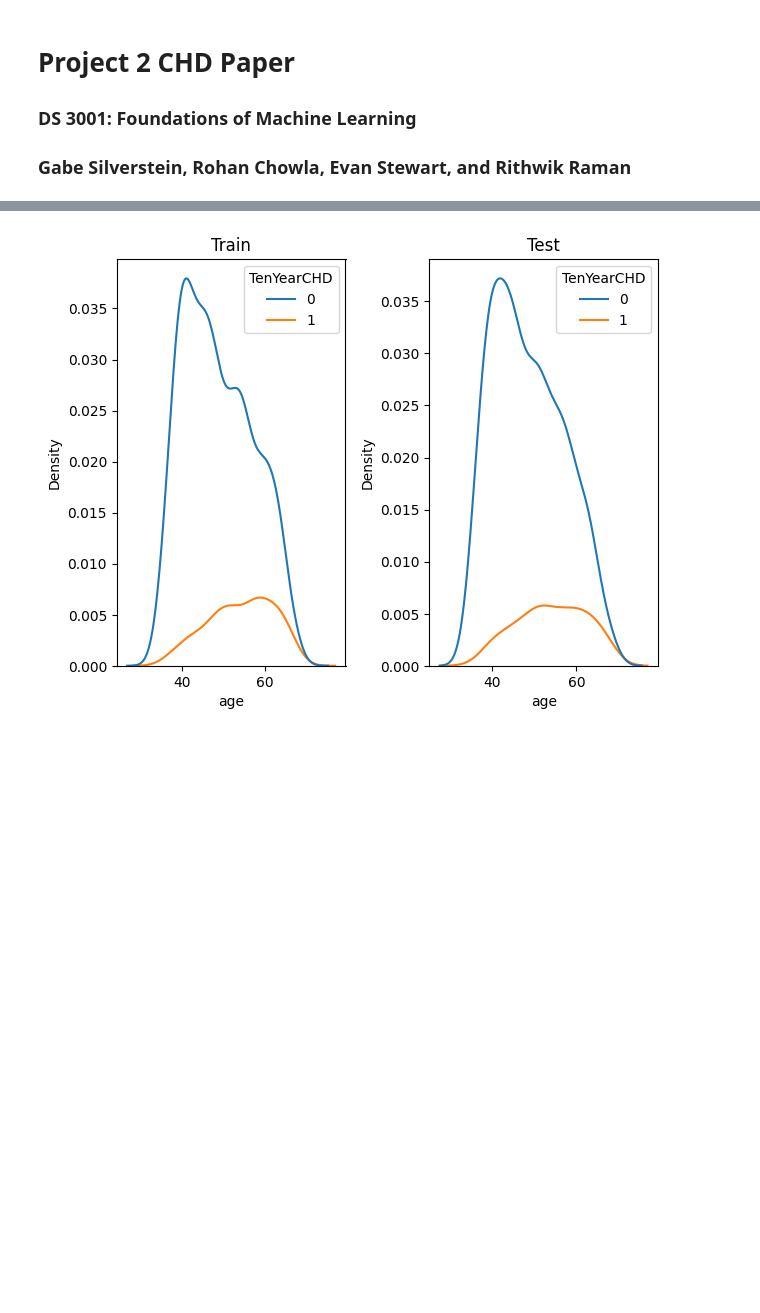
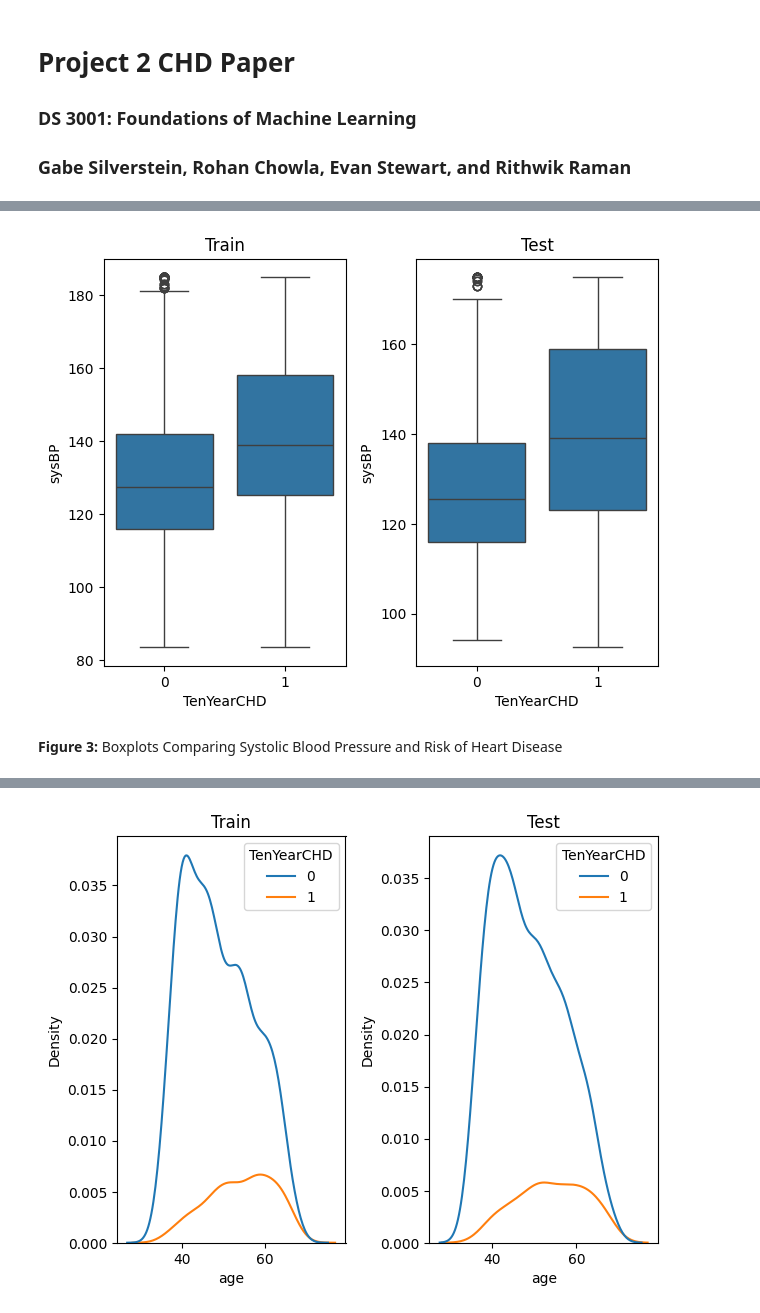
Before and after one commit to gsilver321/project_chd, a Jupyter notebook: project2_paper.ipynb, the cells around one changed output, grey strips where cells are left out. Cells and saved outputs as stored; diff of their text form; code cells hidden in the pictures; blank space fills up the shorter version.

```diff
--- a/project2_paper.ipynb
+++ b/project2_paper.ipynb
@@ -94,3 +140,16 @@ df_test_scale = pd.DataFrame(scaler.fit_transform(df_test), columns=df_test.colu
+# %%
+fig, ax = plt.subplots(nrows=1, ncols=2)
+
+sns.boxplot(data=df_train, x='TenYearCHD', y='sysBP', ax=ax[0])
+sns.boxplot(data=df_test, x='TenYearCHD', y='sysBP', ax=ax[1])
+
+fig.tight_layout()
+ax[0].title.set_text('Train')
+ax[1].title.set_text('Test')
+# %% [output]
+[figure, added]
+# %% [markdown]
+**Figure 3:** Boxplots Comparing Systolic Blood Pressure and Risk of Heart Disease
 # %%
 fig, ax = plt.subplots(nrows=1, ncols=2)
 
```
Also changed, not shown: parts of 40 cells of this notebook.
